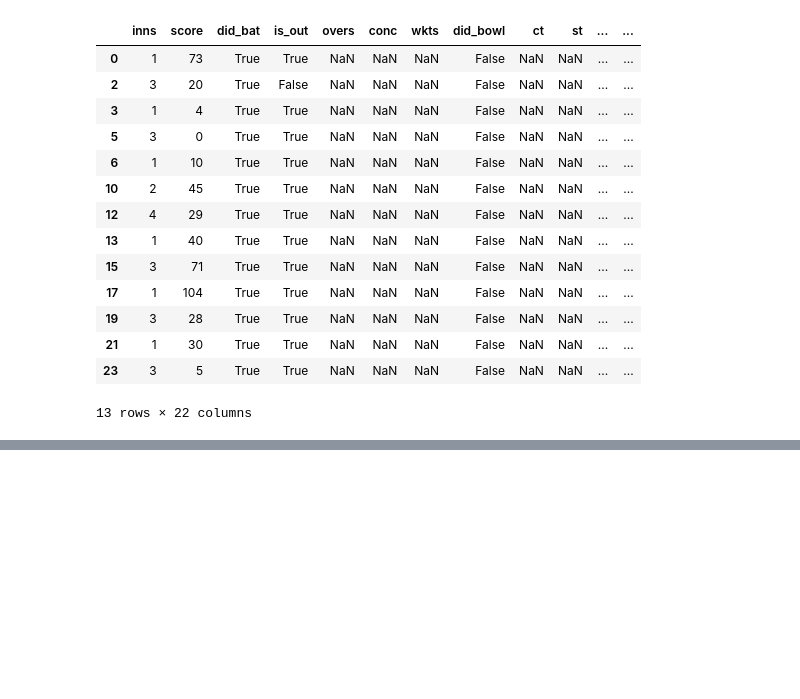
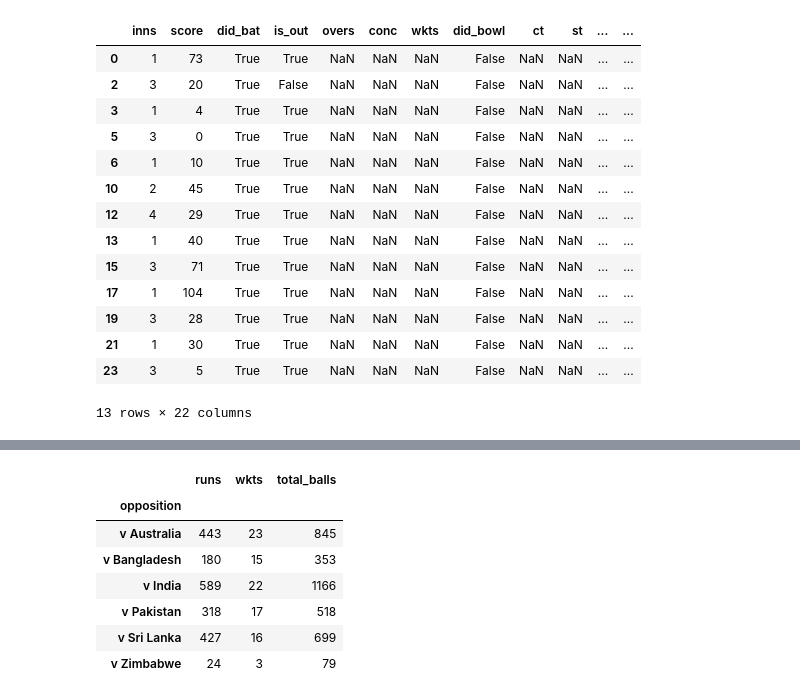
Before and after one commit to willcanniford/cricketer-analysis, a Jupyter notebook: cricketer_class_improvements.ipynb, the cells around one changed output, grey strips where cells are left out. Cells and saved outputs as stored; diff of their text form; code cells hidden in the pictures; blank space fills up the shorter version.

```diff
--- a/cricketer_class_improvements.ipynb
+++ b/cricketer_class_improvements.ipynb
@@ -158,0 +225,11 @@ first_batting
+# %%
+bowling[england_threshold:].groupby('opposition').sum()
+# %% [output]
+|  | runs | wkts | total_balls |
+| opposition |  |  |  |
+| v Australia | 443 | 23 | 845 |
+| v Bangladesh | 180 | 15 | 353 |
+| v India | 589 | 22 | 1166 |
+| v Pakistan | 318 | 17 | 518 |
+| v Sri Lanka | 427 | 16 | 699 |
+| v Zimbabwe | 24 | 3 | 79 |
```
Also changed, not shown: parts of 14 cells of this notebook.
